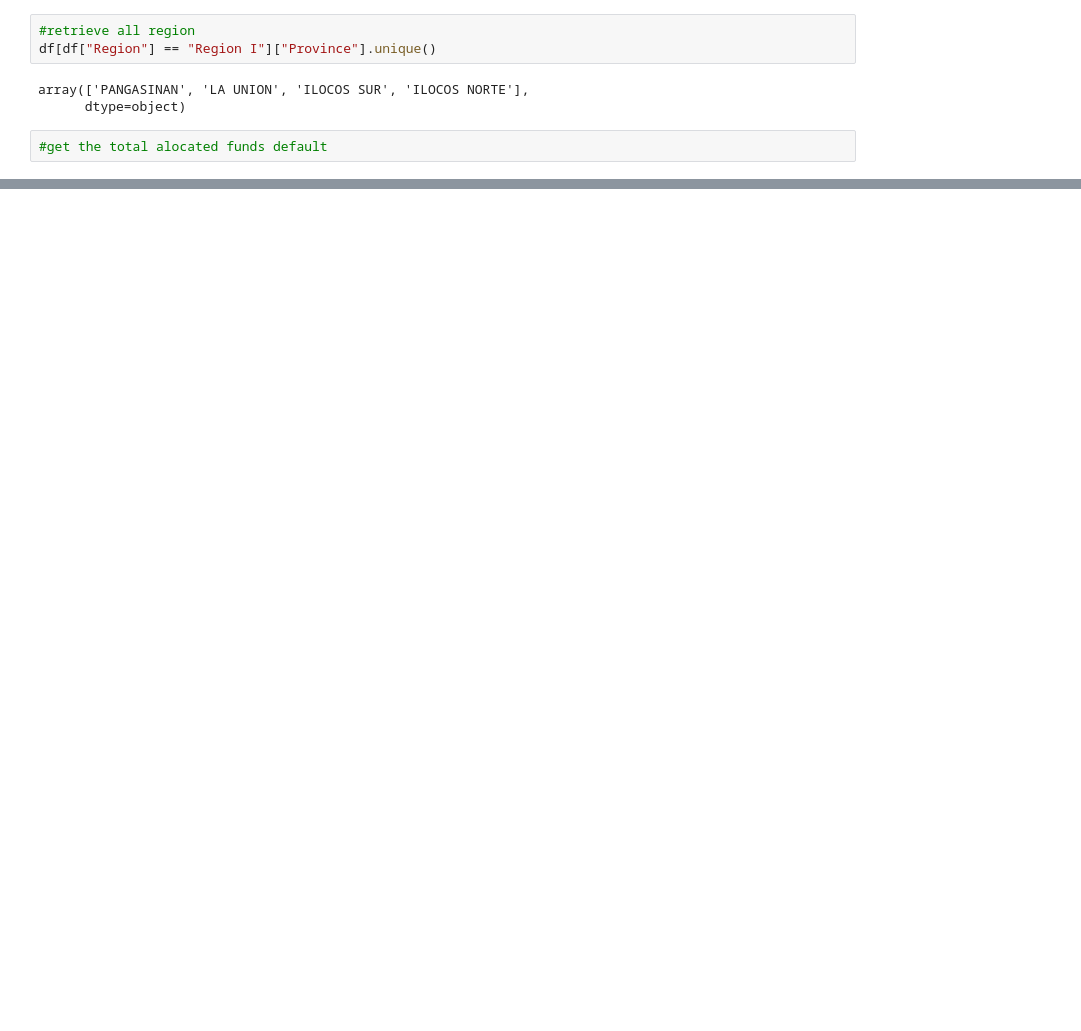
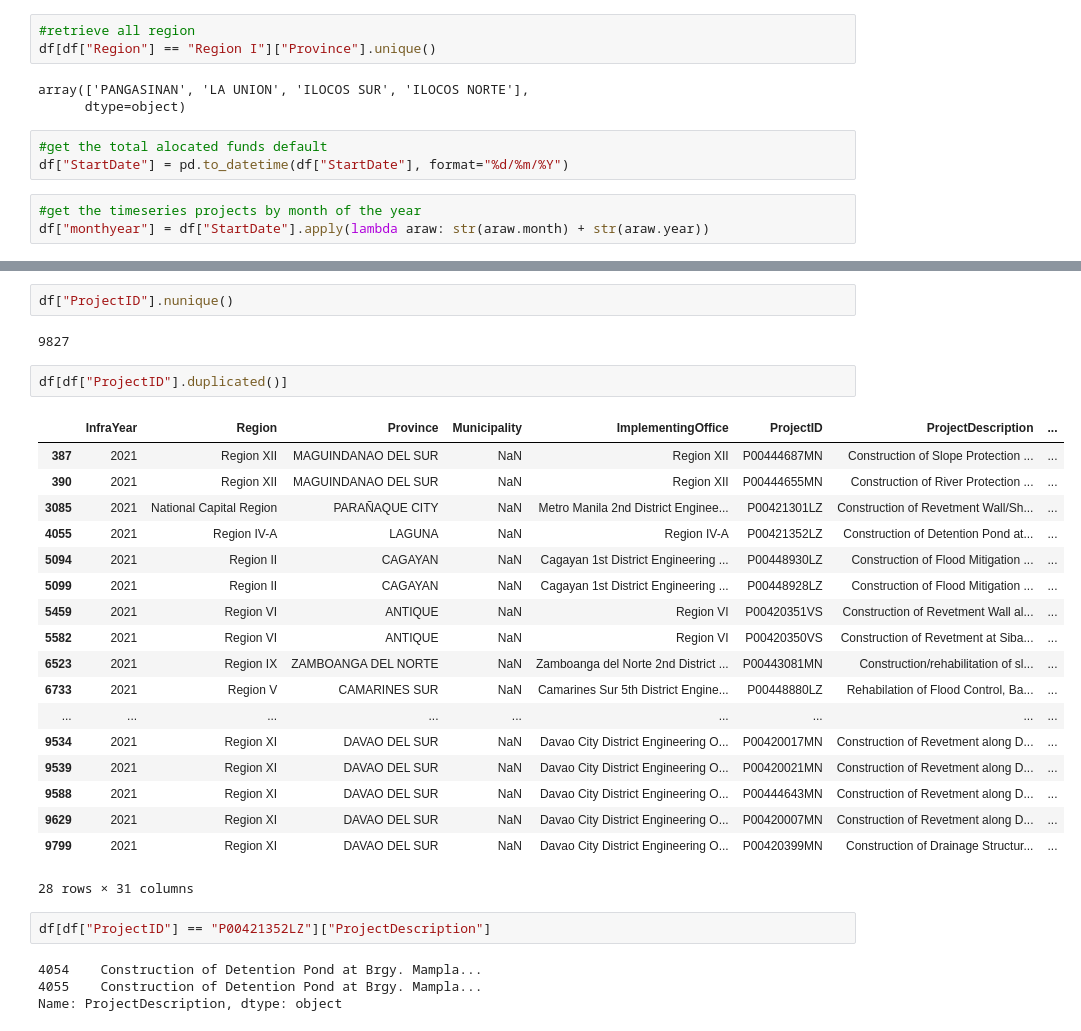
Before and after one commit to InspectElement404/dash-flood-control, a Jupyter notebook: Flood Control API.ipynb, the cells around one changed output, grey strips where cells are left out. Saved outputs shown, nothing was run; the diff lists cells and outputs as text; blank space fills up the shorter version.

```diff
--- a/Flood Control API.ipynb
+++ b/Flood Control API.ipynb
@@ -21,3 +44,7 @@ array(['PANGASINAN', 'LA UNION', 'ILOCOS SUR', 'ILOCOS NORTE'],
       dtype=object)
 # %%
 #get the total alocated funds default
+df["StartDate"] = pd.to_datetime(df["StartDate"], format="%d/%m/%Y")
+# %%
+#get the timeseries projects by month of the year
+df["monthyear"] = df["StartDate"].apply(lambda araw: str(araw.month) + str(araw.year))
@@ -23,0 +66,31 @@ array(['PANGASINAN', 'LA UNION', 'ILOCOS SUR', 'ILOCOS NORTE'],
+# %%
+df["ProjectID"].nunique()
+# %% [output]
+9827
+# %%
+df[df["ProjectID"].duplicated()]
+# %% [output]
+|  | InfraYear | Region | Province | Municipality | ImplementingOffice | ProjectID | ProjectDescription | ... |
+| 387 | 2021 | Region XII | MAGUINDANAO DEL SUR | NaN | Region XII | P00444687MN | Construction of Slope Protection ... | ... |
+| 390 | 2021 | Region XII | MAGUINDANAO DEL SUR | NaN | Region XII | P00444655MN | Construction of River Protection ... | ... |
+| 3085 | 2021 | National Capital Region | PARAÑAQUE CITY | NaN | Metro Manila 2nd District Enginee... | P00421301LZ | Construction of Revetment Wall/Sh... | ... |
+| 4055 | 2021 | Region IV-A | LAGUNA | NaN | Region IV-A | P00421352LZ | Construction of Detention Pond at... | ... |
+| 5094 | 2021 | Region II | CAGAYAN | NaN | Cagayan 1st District Engineering ... | P00448930LZ | Construction of Flood Mitigation ... | ... |
+| 5099 | 2021 | Region II | CAGAYAN | NaN | Cagayan 1st District Engineering ... | P00448928LZ | Construction of Flood Mitigation ... | ... |
+| 5459 | 2021 | Region VI | ANTIQUE | NaN | Region VI | P00420351VS | Construction of Revetment Wall al... | ... |
+| 5582 | 2021 | Region VI | ANTIQUE | NaN | Region VI | P00420350VS | Construction of Revetment at Siba... | ... |
+| 6523 | 2021 | Region IX | ZAMBOANGA DEL NORTE | NaN | Zamboanga del Norte 2nd District ... | P00443081MN | Construction/rehabilitation of sl... | ... |
+| 6733 | 2021 | Region V | CAMARINES SUR | NaN | Camarines Sur 5th District Engine... | P00448880LZ | Rehabilation of Flood Control, Ba... | ... |
+| ... | ... | ... | ... | ... | ... | ... | ... | ... |
+| 9534 | 2021 | Region XI | DAVAO DEL SUR | NaN | Davao City District Engineering O... | P00420017MN | Construction of Revetment along D... | ... |
+| 9539 | 2021 | Region XI | DAVAO DEL SUR | NaN | Davao City District Engineering O... | P00420021MN | Construction of Revetment along D... | ... |
+| 9588 | 2021 | Region XI | DAVAO DEL SUR | NaN | Davao City District Engineering O... | P00444643MN | Construction of Revetment along D... | ... |
+| 9629 | 2021 | Region XI | DAVAO DEL SUR | NaN | Davao City District Engineering O... | P00420007MN | Construction of Revetment along D... | ... |
+| 9799 | 2021 | Region XI | DAVAO DEL SUR | NaN | Davao City District Engineering O... | P00420399MN | Construction of Drainage Structur... | ... |
+28 rows × 31 columns
+# %%
+df[df["ProjectID"] == "P00421352LZ"]["ProjectDescription"]
+# %% [output]
+4054    Construction of Detention Pond at Brgy. Mampla...
+4055    Construction of Detention Pond at Brgy. Mampla...
+Name: ProjectDescription, dtype: object
```
Also changed, not shown: parts of 3 cells of this notebook, 7 other files.
